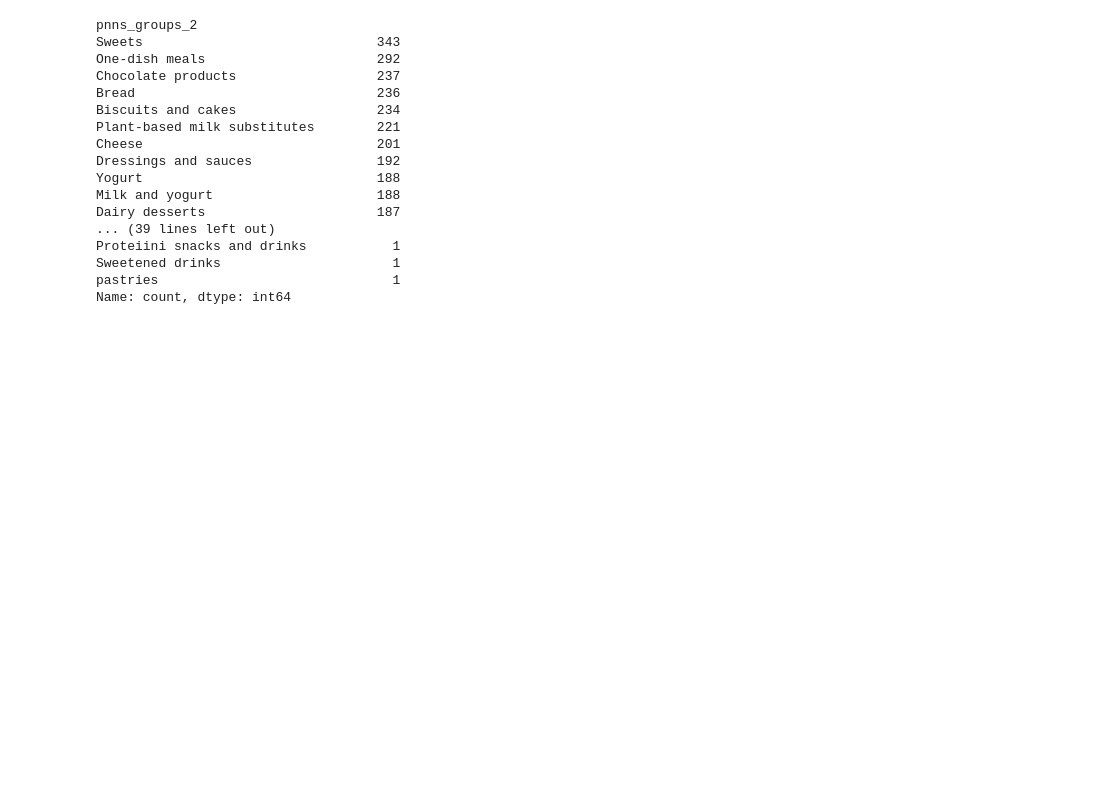
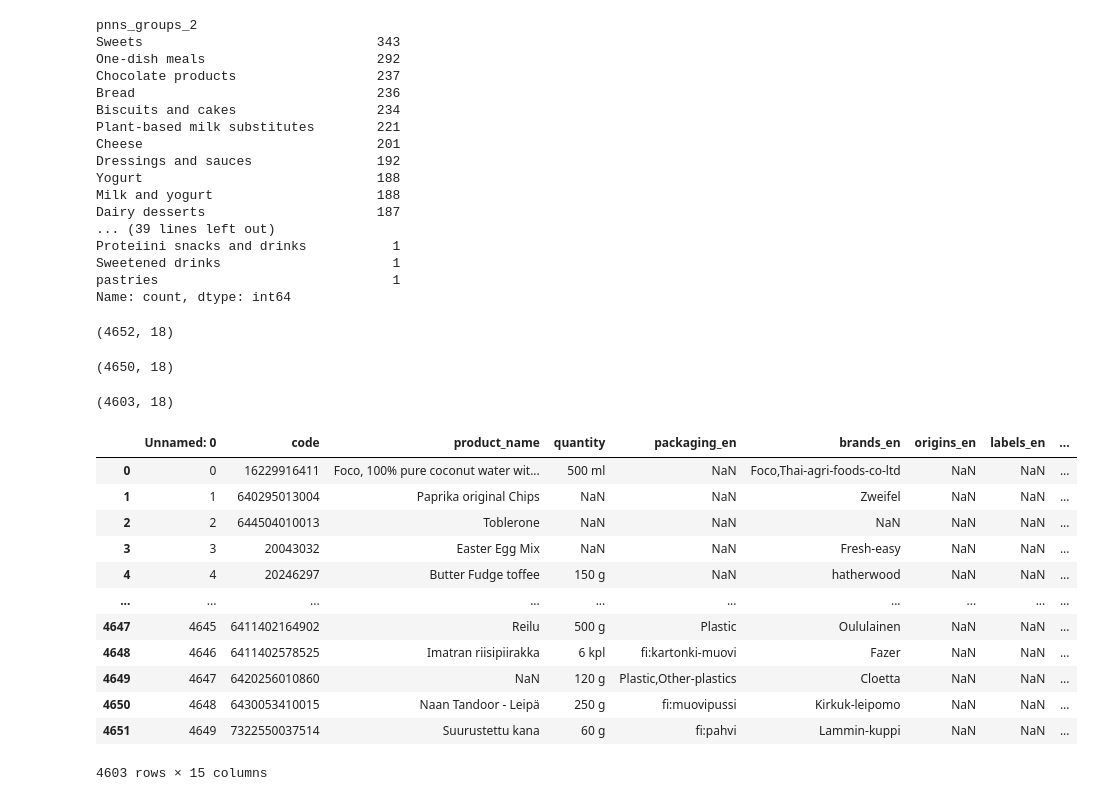
Before and after one commit to Phi-project3/finalproject, a Jupyter notebook: dossier/donnees/source/code.ipynb, the cells around one changed output. Drawn from its saved outputs; the diff is of its cells as text; code cells hidden in the pictures; blank space fills up the shorter version.

```diff
--- a/dossier/donnees/source/code.ipynb
+++ b/dossier/donnees/source/code.ipynb
@@ -93,3 +95,41 @@ Proteiini snacks and drinks           1
 Sweetened drinks                      1
 pastries                              1
 Name: count, dtype: int64
+# %%
+df_main_updated.shape
+# %% [output]
+(4652, 18)
+# %%
+df_main_updated.drop_duplicates(subset=['code'], inplace=True)
+df_main_updated.shape
+# %% [output]
+(4650, 18)
+# %%
+
+
+to_delete = pd.read_csv("to_delete.csv")
+
+df_main_updated['code'] = df_main_updated['code'].astype(str)
+to_delete['code'] = to_delete['code'].astype(str)
+df_main_updated = df_main_updated[~df_main_updated['code'].isin(to_delete['code'])]
+
+df_main_updated.shape
+# %% [output]
+(4603, 18)
+# %%
+df_main_updated = df_main_updated.drop(columns=['categories_en', 'nutriscore_grade', 'pnns_groups_1'])
+df_main_updated
+# %% [output]
+|  | Unnamed: 0 | code | product_name | quantity | packaging_en | brands_en | origins_en | labels_en | ... |
+| 0 | 0 | 16229916411 | Foco, 100% pure coconut water wit... | 500 ml | NaN | Foco,Thai-agri-foods-co-ltd | NaN | NaN | ... |
+| 1 | 1 | 640295013004 | Paprika original Chips | NaN | NaN | Zweifel | NaN | NaN | ... |
+| 2 | 2 | 644504010013 | Toblerone | NaN | NaN | NaN | NaN | NaN | ... |
+| 3 | 3 | 20043032 | Easter Egg Mix | NaN | NaN | Fresh-easy | NaN | NaN | ... |
+| 4 | 4 | 20246297 | Butter Fudge toffee | 150 g | NaN | hatherwood | NaN | NaN | ... |
+| ... | ... | ... | ... | ... | ... | ... | ... | ... | ... |
+| 4647 | 4645 | 6411402164902 | Reilu | 500 g | Plastic | Oululainen | NaN | NaN | ... |
+| 4648 | 4646 | 6411402578525 | Imatran riisipiirakka | 6 kpl | fi:kartonki-muovi | Fazer | NaN | NaN | ... |
+| 4649 | 4647 | 6420256010860 | NaN | 120 g | Plastic,Other-plastics | Cloetta | NaN | NaN | ... |
+| 4650 | 4648 | 6430053410015 | Naan Tandoor - Leipä | 250 g | fi:muovipussi | Kirkuk-leipomo | NaN | NaN | ... |
+| 4651 | 4649 | 7322550037514 | Suurustettu kana | 60 g | fi:pahvi | Lammin-kuppi | NaN | NaN | ... |
+4603 rows × 15 columns
```
Also changed, not shown: parts of 8 cells of this notebook.
